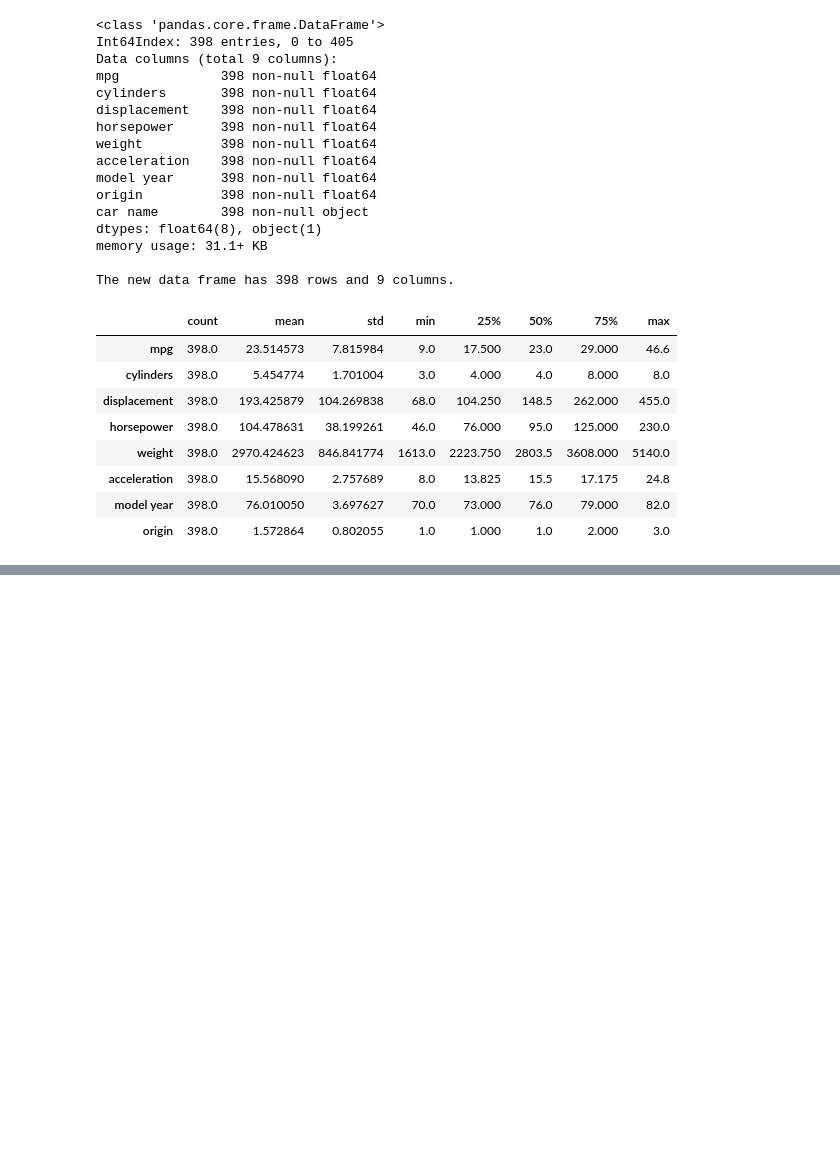
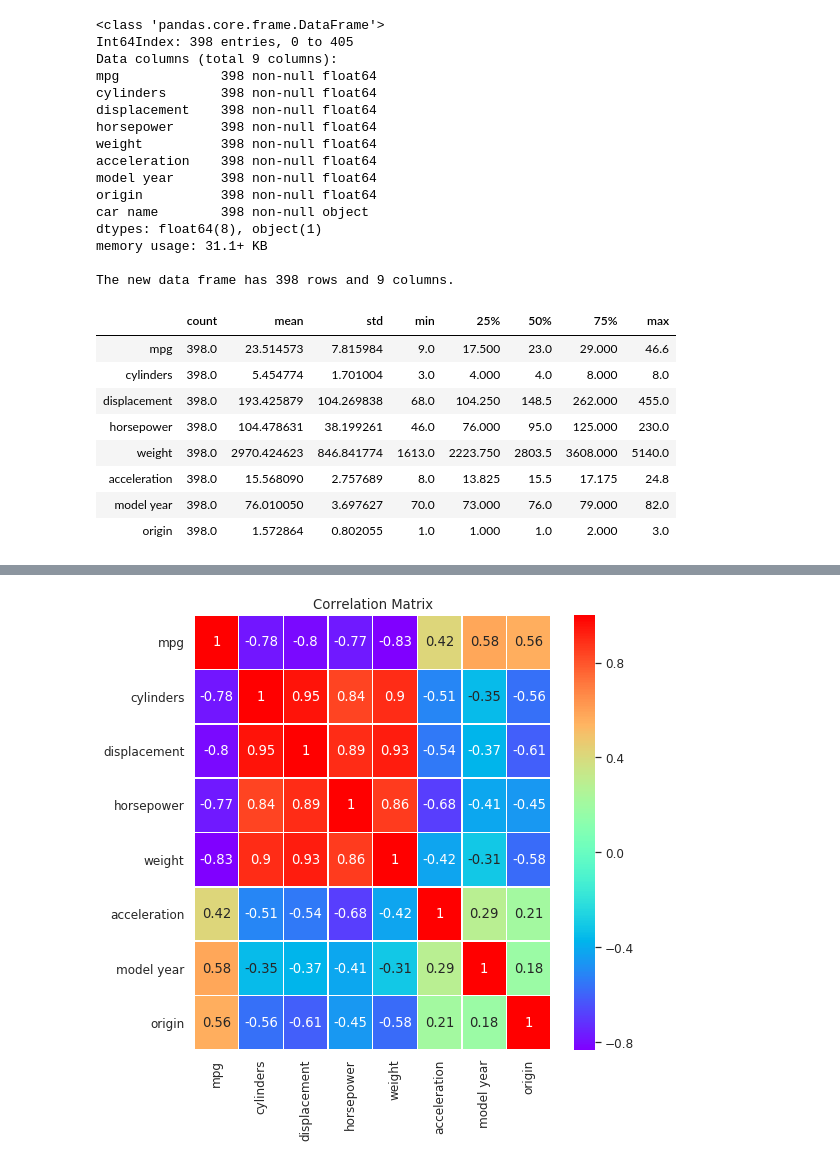
Before and after one commit to mariosfish/machine_learning_classification, a Jupyter notebook: Auto MPG/Auto MPG data set.ipynb, the cells around one changed output, grey strips where cells are left out. Drawn from its saved outputs; the diff is of its cells as text; code cells hidden in the pictures; blank space fills up the shorter version.

```diff
--- a/Auto MPG/Auto MPG data set.ipynb
+++ b/Auto MPG/Auto MPG data set.ipynb
@@ -377,0 +207,10 @@ Average absolute error: 4.07
+# %%
+# Plotting a correlation heatmap for the new data set.
+corr = new_ds.corr()
+plt.figure(figsize=(8,8))
+sns.set(font_scale=1.1)
+sns.heatmap(data=corr,annot=True,cmap='rainbow',linewidth=0.5)
+plt.title('Correlation Matrix')
+plt.show();
+# %% [output]
+[figure, added]
```
Also changed, not shown: parts of 89 cells of this notebook, 14 other files.
